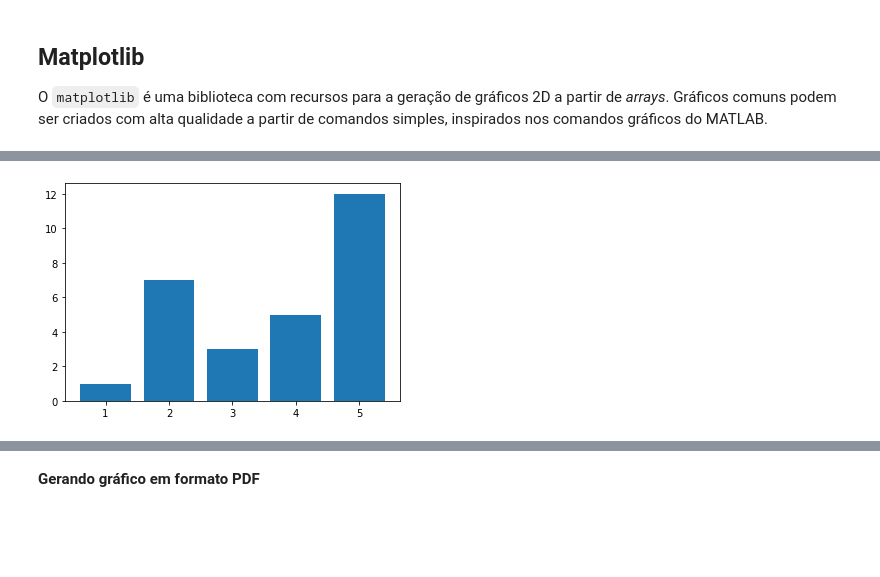
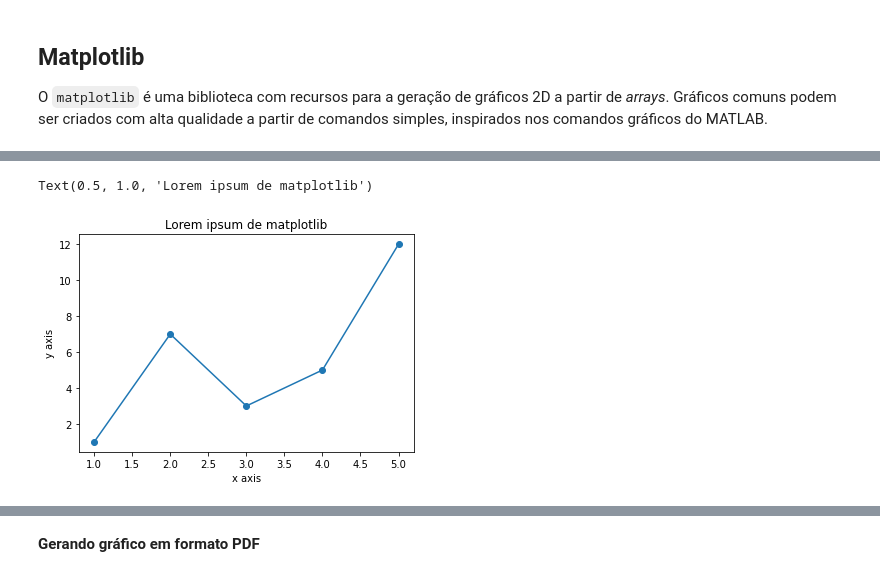
Before and after one commit to lucas-lxx/ML2023-LucasAlmeidaBarbosa, a Jupyter notebook: 2019/01-Pre-processamento_Limpeza_Analise_de_Dados/2 - Ferramentas Python para manipulação e visualização de dados (Numpy, Matplotlib e Pandas).ipynb, the cells around one changed output, grey strips where cells are left out. Cells and saved outputs as stored; diff of their text form; code cells hidden in the pictures; blank space fills up the shorter version.

```diff
--- a/2019/01-Pre-processamento_Limpeza_Analise_de_Dados/2 - Ferramentas Python para manipulação e visualização de dados (Numpy, Matplotlib e Pandas).ipynb
+++ b/2019/01-Pre-processamento_Limpeza_Analise_de_Dados/2 - Ferramentas Python para manipulação e visualização de dados (Numpy, Matplotlib e Pandas).ipynb
@@ -266,4 +292,14 @@ plt.scatter(x, y, marker='x');
-# %%
-plt.bar(x, y);
-# %% [output]
-[figure, removed]
+# %%
+# Cria um grafico onde x representa os valores do eixo das abscisas
+# e y representa os valores do eixo das ordenadas
+# plt.plot() recebe o vetor com as abscisas, as ordenadas e o marcador que representara
+# a interseccao dos pontos que foram plotados uns contra os outros
+y = [1, 7, 3, 5, 12]
+x = [1, 2, 3, 4, 5]
+plt.plot(x, y, marker='o')
+plt.xlabel('x axis')
+plt.ylabel('y axis')
+plt.title('Lorem ipsum de matplotlib')
+# %% [output]
+Text(0.5, 1.0, 'Lorem ipsum de matplotlib')
+[figure, added]
```
Also changed, not shown: parts of 73 cells of this notebook.
